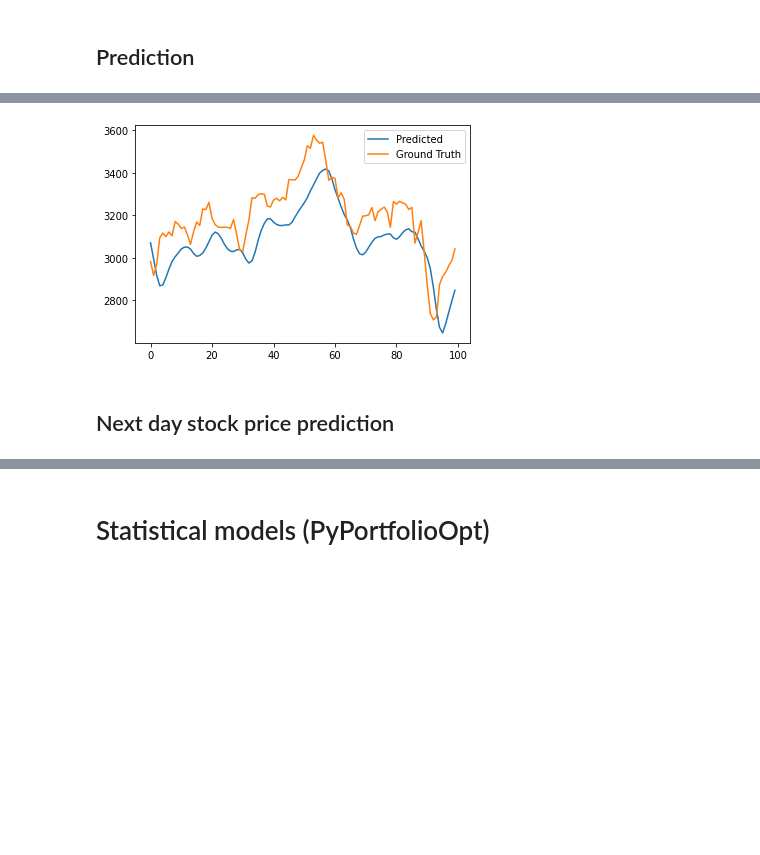
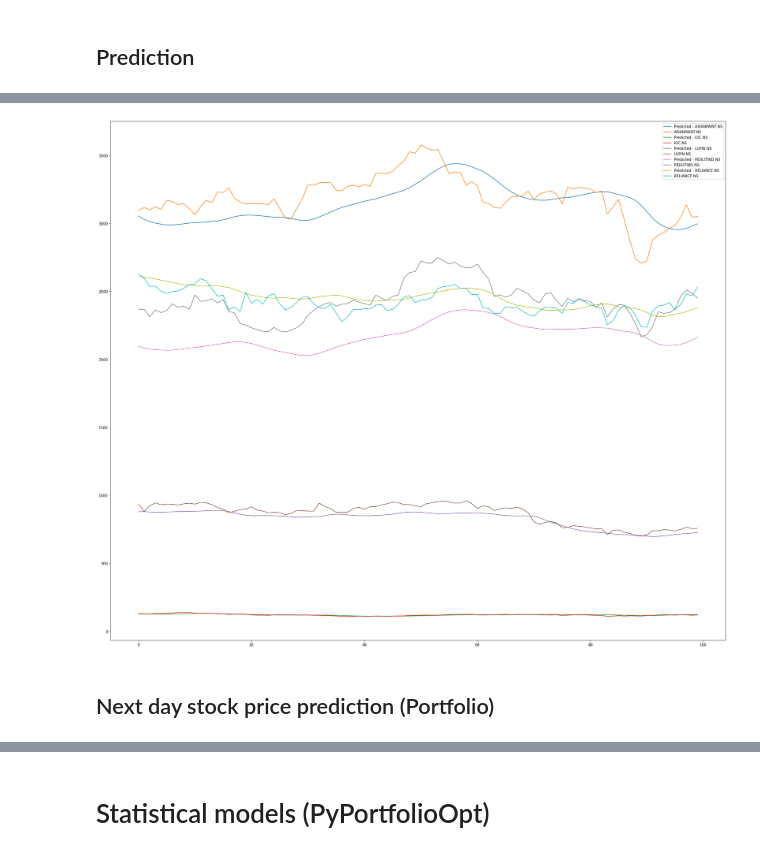
Before and after one commit to thisisindrajit/Portfolio-optimization-using-Deep-Learning-and-statistics, a Jupyter notebook: code.ipynb, the cells around one changed output, grey strips where cells are left out. Drawn from its saved outputs; the diff is of its cells as text; code cells hidden in the pictures; blank space fills up the shorter version.

```diff
--- a/code.ipynb
+++ b/code.ipynb
@@ -202,0 +274,24 @@ Y [[0.01547804]
+# %%
+X_train_new = []
+y_train_new = []
+X_test_new = []
+y_test_new = []
+
+for i in range(len(X)):
+  X_train, X_test, y_train, y_test = train_test_split(X[i], Y[i], test_size=0.4, shuffle=False)
+  X_train_new.append(X_train)
+  X_test_new.append(X_test)
+  y_train_new.append(y_train)
+  y_test_new.append(y_test)
+
+X_train_new = np.array(X_train_new)
+y_train_new = np.array(y_train_new)
+
+print(X_train_new.shape)
+print(y_train_new.shape)
+
+X_test_new = np.array(X_test_new)
+y_test_new = np.array(y_test_new)
+
+print(X_test_new.shape)
+print(y_test_new.shape)
@@ -246,4 +358,4 @@ print(y_test_new.shape)
 # %%
-X_train_new = X_train_new.reshape(-1,time_steps,features)
-X_test_new = X_test_new.reshape(-1,time_steps,features)
+X_train_new = X_train_new.reshape(-1,time_steps,port_len)
+X_test_new = X_test_new.reshape(-1,time_steps,port_len)
 # %% [markdown]
@@ -299,13 +411,13 @@ print(X_test.shape)
 gru_model = Sequential()
 gru_model.add(GRU(units=512,
               return_sequences=True,
-              input_shape=(time_steps, features)))
+              input_shape=(time_steps, port_len)))
 gru_model.add(Dropout(0.2))
 
 gru_model.add(GRU(units=256))
 gru_model.add(Dropout(0.2))
 
-gru_model.add(Dense(1))
+gru_model.add(Dense(port_len))
 
 gru_model.compile(loss='mse', optimizer='adam')
 # %%
@@ -362,13 +474,13 @@ GRU Model saved!
 lstm_model = Sequential()
 lstm_model.add(LSTM(units=512,
               return_sequences=True,
-              input_shape=(time_steps, features)))
+              input_shape=(time_steps, port_len)))
 lstm_model.add(Dropout(0.2))
 
 lstm_model.add(LSTM(units=256))
 lstm_model.add(Dropout(0.2))
 
-lstm_model.add(Dense(1))
+lstm_model.add(Dense(port_len))
 
 lstm_model.compile(loss='mse', optimizer='adam')
 # %%
@@ -440,8 +552,13 @@ yhat = y_scale.inverse_transform(yhat)
 y_test = y_scale.inverse_transform(y_test_new)
 
 # Prediction plot
-plt.plot(yhat[-100:], label='Predicted')
-plt.plot(y_test[-100:], label='Ground Truth')
+plt.figure(figsize = (30,26))
+
+for i in range(len(tickers)):
+  plt.plot(yhat[-100:, i], label = f'Predicted - {tickers[i]}')
+  plt.plot(y_test[-100:, i], label = tickers[i])
+
 plt.legend()
+# plt.legend(handles = [pred, orig], labels = [[f'Predicted - {x}' for x in tickers], tickers])
 plt.show()
 # %% [output]
@@ -450,4 +567,4 @@ Score: 0.002107418142259121
-[figure, old version]
+[figure, new version]
 # %% [markdown]
-## Next day stock price prediction
+## Next day stock price prediction (Portfolio)
 # %%
```
Also changed, not shown: parts of 82 cells of this notebook.
